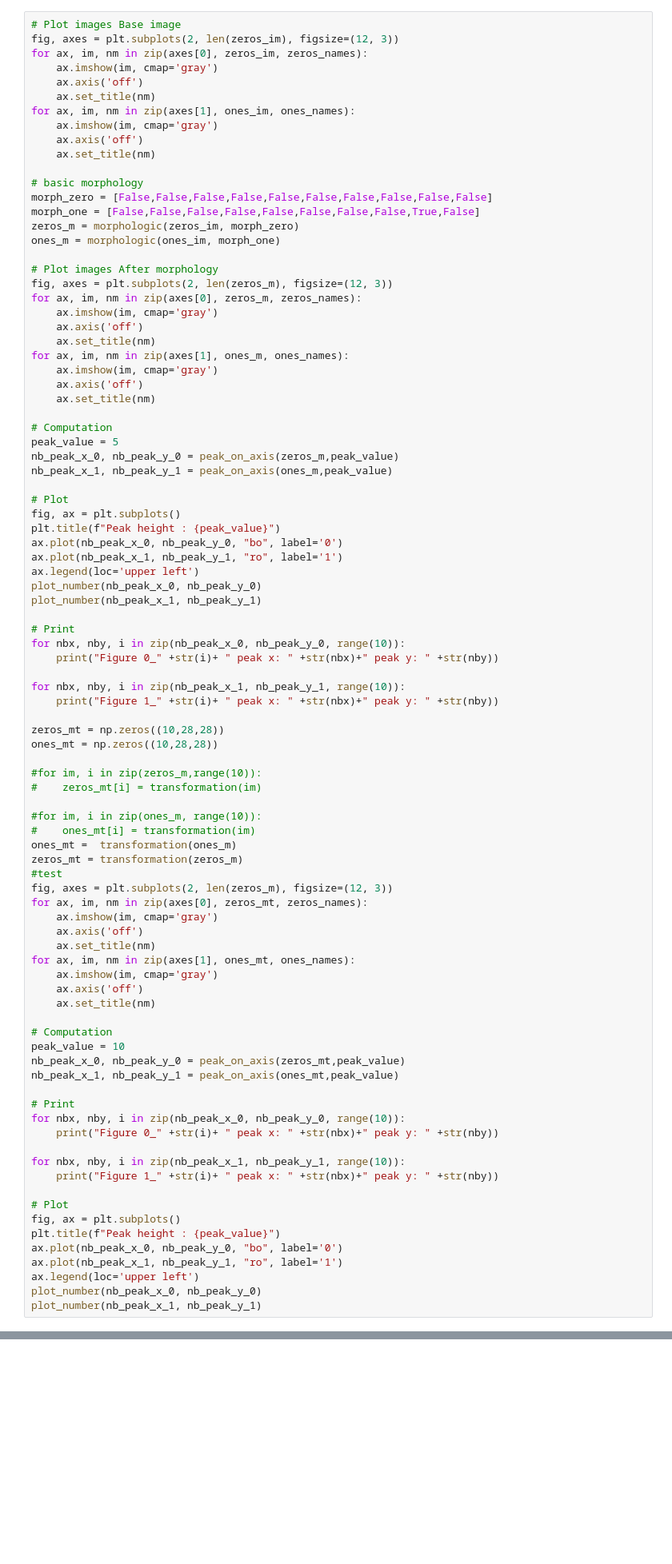
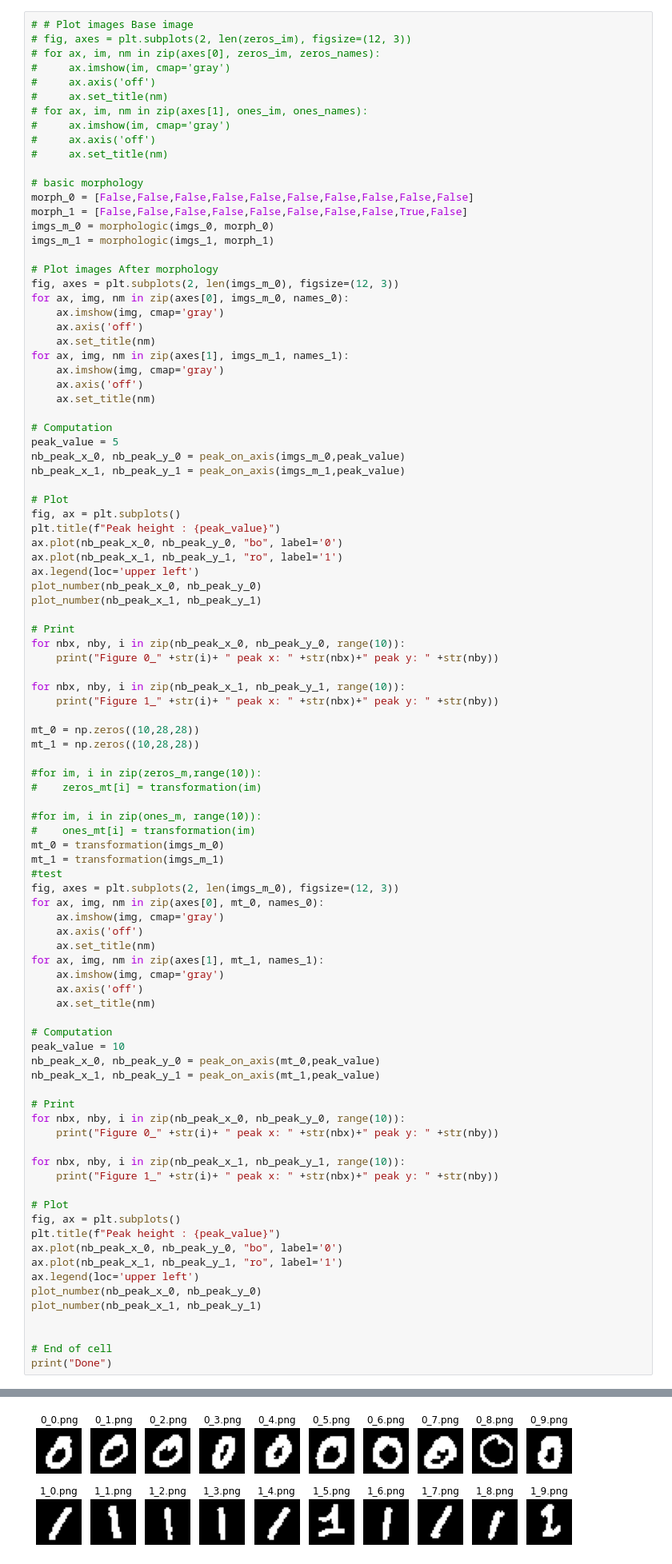
Before and after one commit to JambonSama/image_analysis_and_pattern_recognition_labs, a Jupyter notebook: labs/lab_02_object_description.ipynb, the cells around one changed output, grey strips where cells are left out. Shown at 80% size. Drawn from its saved outputs; the diff is of its cells as text; blank space fills up the shorter version.

```diff
--- a/labs/lab_02_object_description.ipynb
+++ b/labs/lab_02_object_description.ipynb
@@ -278,38 +299,38 @@ def transformation(list_img):
         result[nb] = cv.warpAffine(dst1,M2,(cols,rows))
     return result
 # %%
-# Plot images Base image
-fig, axes = plt.subplots(2, len(zeros_im), figsize=(12, 3))
-for ax, im, nm in zip(axes[0], zeros_im, zeros_names):
-    ax.imshow(im, cmap='gray')
+# # Plot images Base image
+# fig, axes = plt.subplots(2, len(zeros_im), figsize=(12, 3))
+# for ax, im, nm in zip(axes[0], zeros_im, zeros_names):
+#     ax.imshow(im, cmap='gray')
+#     ax.axis('off')
+#     ax.set_title(nm)
+# for ax, im, nm in zip(axes[1], ones_im, ones_names):
+#     ax.imshow(im, cmap='gray')
+#     ax.axis('off')
+#     ax.set_title(nm)
+
+# basic morphology
+morph_0 = [False,False,False,False,False,False,False,False,False,False]
+morph_1 = [False,False,False,False,False,False,False,False,True,False]
+imgs_m_0 = morphologic(imgs_0, morph_0)
+imgs_m_1 = morphologic(imgs_1, morph_1)
+
+# Plot images After morphology
+fig, axes = plt.subplots(2, len(imgs_m_0), figsize=(12, 3))
+for ax, img, nm in zip(axes[0], imgs_m_0, names_0):
+    ax.imshow(img, cmap='gray')
     ax.axis('off')
     ax.set_title(nm)
-for ax, im, nm in zip(axes[1], ones_im, ones_names):
-    ax.imshow(im, cmap='gray')
-    ax.axis('off')
-    ax.set_title(nm)
-
-# basic morphology
-morph_zero = [False,False,False,False,False,False,False,False,False,False]
-morph_one = [False,False,False,False,False,False,False,False,True,False]
-zeros_m = morphologic(zeros_im, morph_zero)
-ones_m = morphologic(ones_im, morph_one)
-
-# Plot images After morphology
-fig, axes = plt.subplots(2, len(zeros_m), figsize=(12, 3))
-for ax, im, nm in zip(axes[0], zeros_m, zeros_names):
-    ax.imshow(im, cmap='gray')
-    ax.axis('off')
-    ax.set_title(nm)
-for ax, im, nm in zip(axes[1], ones_m, ones_names):
-    ax.imshow(im, cmap='gray')
+for ax, img, nm in zip(axes[1], imgs_m_1, names_1):
+    ax.imshow(img, cmap='gray')
     ax.axis('off')
     ax.set_title(nm)
 
 # Computation
 peak_value = 5
-nb_peak_x_0, nb_peak_y_0 = peak_on_axis(zeros_m,peak_value)
-nb_peak_x_1, nb_peak_y_1 = peak_on_axis(ones_m,peak_value)
+nb_peak_x_0, nb_peak_y_0 = peak_on_axis(imgs_m_0,peak_value)
+nb_peak_x_1, nb_peak_y_1 = peak_on_axis(imgs_m_1,peak_value)
 
 # Plot
 fig, ax = plt.subplots()
@@ -327,31 +348,31 @@ for nbx, nby, i in zip(nb_peak_x_0, nb_peak_y_0, range(10)):
 for nbx, nby, i in zip(nb_peak_x_1, nb_peak_y_1, range(10)):
     print("Figure 1_" +str(i)+ " peak x: " +str(nbx)+" peak y: " +str(nby))
 
-zeros_mt = np.zeros((10,28,28))
-ones_mt = np.zeros((10,28,28))
+mt_0 = np.zeros((10,28,28))
+mt_1 = np.zeros((10,28,28))
 
 #for im, i in zip(zeros_m,range(10)):
 #    zeros_mt[i] = transformation(im)
 
 #for im, i in zip(ones_m, range(10)):
 #    ones_mt[i] = transformation(im)
-ones_mt =  transformation(ones_m)
-zeros_mt = transformation(zeros_m)
+mt_0 = transformation(imgs_m_0)
+mt_1 = transformation(imgs_m_1)
 #test
-fig, axes = plt.subplots(2, len(zeros_m), figsize=(12, 3))
-for ax, im, nm in zip(axes[0], zeros_mt, zeros_names):
-    ax.imshow(im, cmap='gray')
+fig, axes = plt.subplots(2, len(imgs_m_0), figsize=(12, 3))
+for ax, img, nm in zip(axes[0], mt_0, names_0):
+    ax.imshow(img, cmap='gray')
     ax.axis('off')
     ax.set_title(nm)
-for ax, im, nm in zip(axes[1], ones_mt, ones_names):
-    ax.imshow(im, cmap='gray')
+for ax, img, nm in zip(axes[1], mt_1, names_1):
+    ax.imshow(img, cmap='gray')
     ax.axis('off')
     ax.set_title(nm)
 
 # Computation
 peak_value = 10
-nb_peak_x_0, nb_peak_y_0 = peak_on_axis(zeros_mt,peak_value)
-nb_peak_x_1, nb_peak_y_1 = peak_on_axis(ones_mt,peak_value)
+nb_peak_x_0, nb_peak_y_0 = peak_on_axis(mt_0,peak_value)
+nb_peak_x_1, nb_peak_y_1 = peak_on_axis(mt_1,peak_value)
 
 # Print
 for nbx, nby, i in zip(nb_peak_x_0, nb_peak_y_0, range(10)):
@@ -368,3 +389,8 @@ ax.plot(nb_peak_x_1, nb_peak_y_1, "ro", label='1')
 ax.legend(loc='upper left')
 plot_number(nb_peak_x_0, nb_peak_y_0)
 plot_number(nb_peak_x_1, nb_peak_y_1)
+
+
+# End of cell
+print("Done")
+# %% [output]
@@ -370,0 +414 @@ plot_number(nb_peak_x_1, nb_peak_y_1)
+[figure, added]
```
Also changed, not shown: parts of 11 cells of this notebook, 1 other file.
